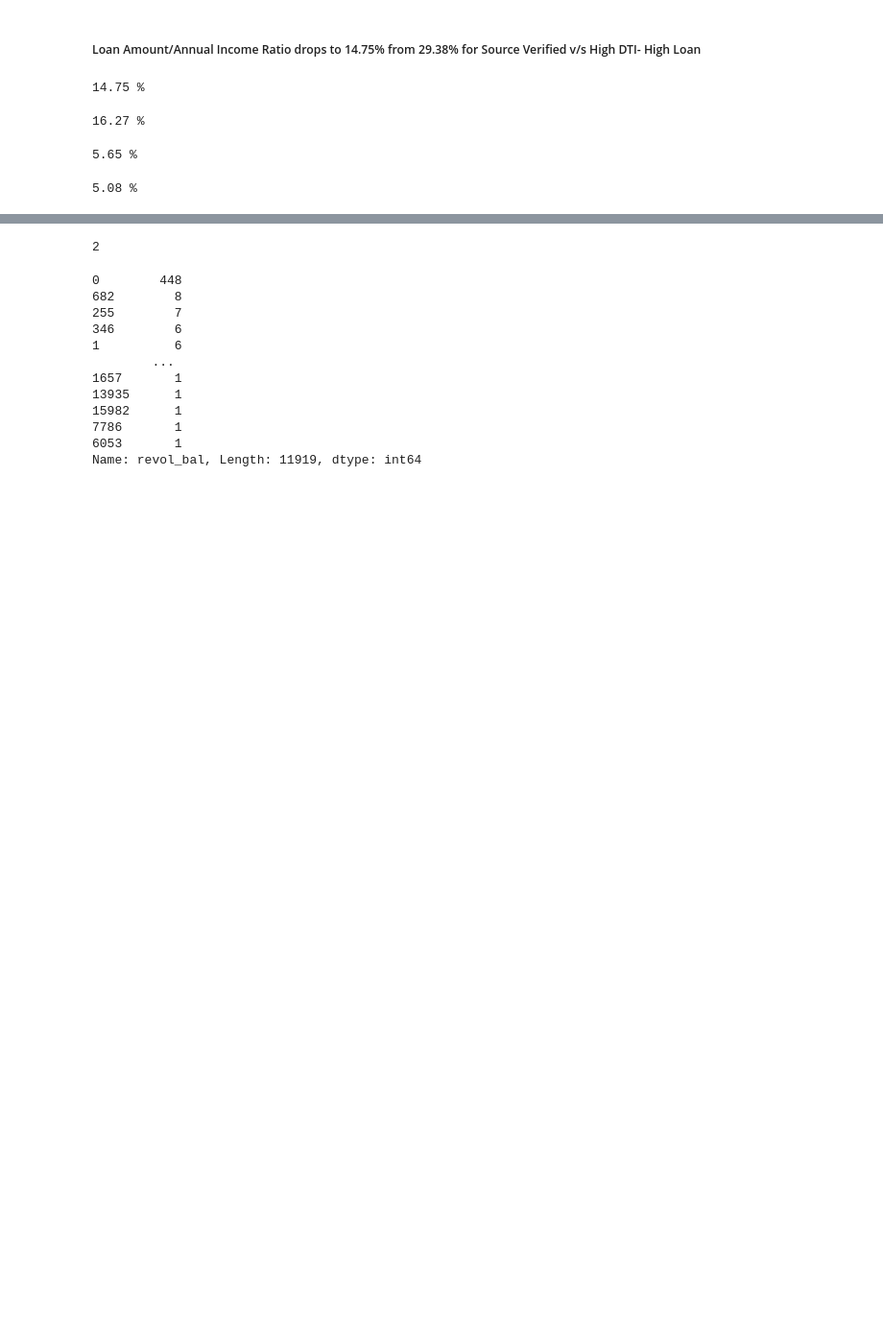
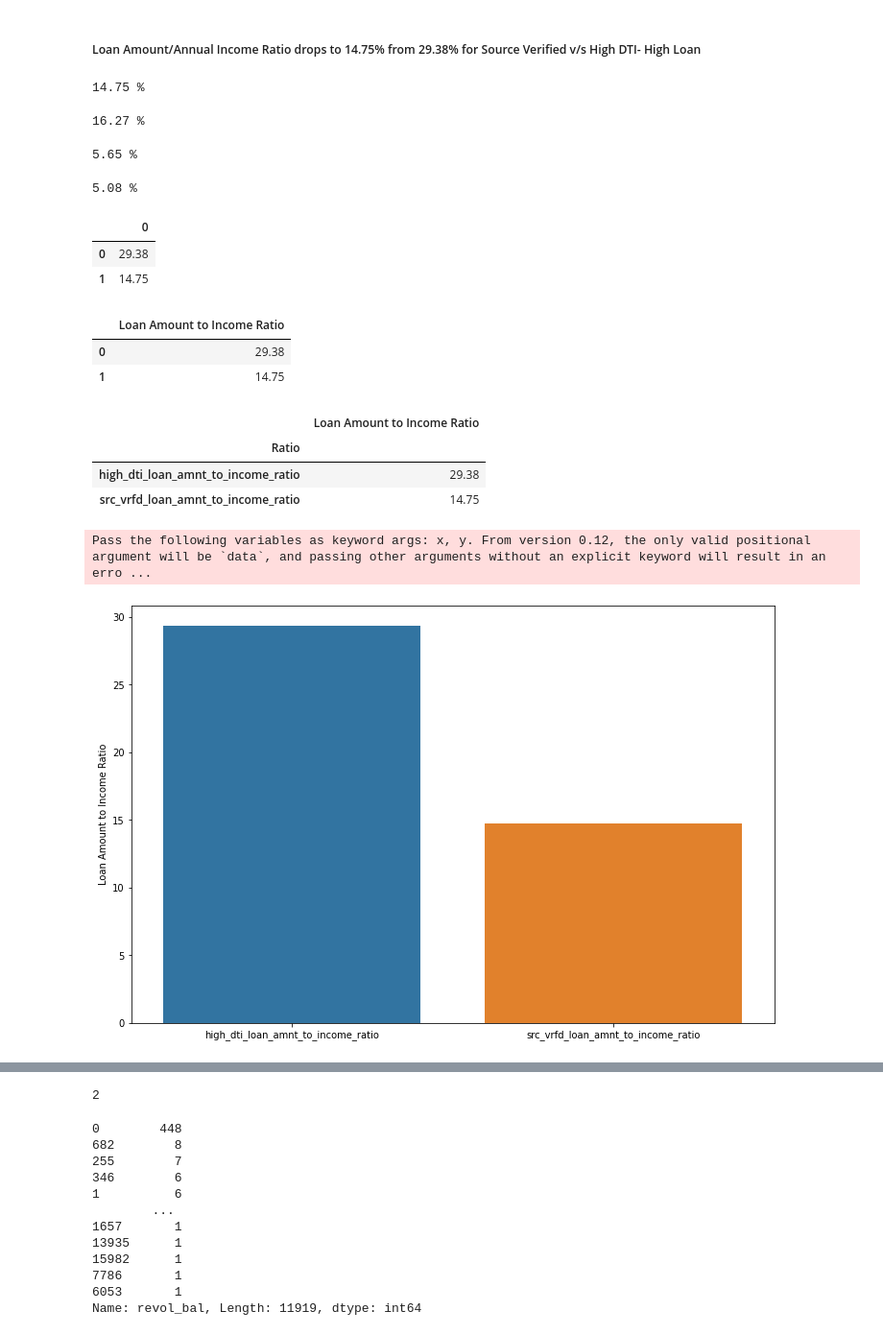
Before and after one commit to amit-chopra/LendingClubCaseStudy, a Jupyter notebook: Group_Facilitator_Name.ipynb, the cells around one changed output, grey strips where cells are left out. Shown at 96% size. Saved outputs shown, nothing was run; the diff lists cells and outputs as text; code cells hidden in the pictures; blank space fills up the shorter version.

```diff
--- a/Group_Facilitator_Name.ipynb
+++ b/Group_Facilitator_Name.ipynb
@@ -469,0 +474,37 @@ print(round(df_src_verfd['installment'].mean()*12/df_src_verfd['annual_inc'].mea
+# %%
+data = [high_dti_loan_amnt_to_income_ratio, src_vrfd_loan_amnt_to_income_ratio]
+df_data = pd.DataFrame(data)
+df_data
+# %% [output]
+|  | 0 |
+| 0 | 29.38 |
+| 1 | 14.75 |
+# %%
+df_data.columns = ['Loan Amount to Income Ratio']
+# %%
+df_data
+# %% [output]
+|  | Loan Amount to Income Ratio |
+| 0 | 29.38 |
+| 1 | 14.75 |
+# %%
+df_data['Ratio']=['high_dti_loan_amnt_to_income_ratio', 'src_vrfd_loan_amnt_to_income_ratio']
+# %%
+df_data = df_data.set_index(['Ratio'])
+# %%
+df_data
+# %% [output]
+|  | Loan Amount to Income Ratio |
+| Ratio |  |
+| high_dti_loan_amnt_to_income_ratio | 29.38 |
+| src_vrfd_loan_amnt_to_income_ratio | 14.75 |
+# %%
+x = ['high_dti_loan_amnt_to_income_ratio', 'src_vrfd_loan_amnt_to_income_ratio']
+y = df_data['Loan Amount to Income Ratio']
+
+sns.barplot(x, y)
+plt.gcf().set_size_inches(12, 8)
+plt.show()
+# %% [output]
+Pass the following variables as keyword args: x, y. From version 0.12, the only valid positional argument will be `data`, and passing other arguments without an explicit keyword will result in an erro ...
+[figure, added]
```
Also changed, not shown: parts of 4 cells of this notebook.
